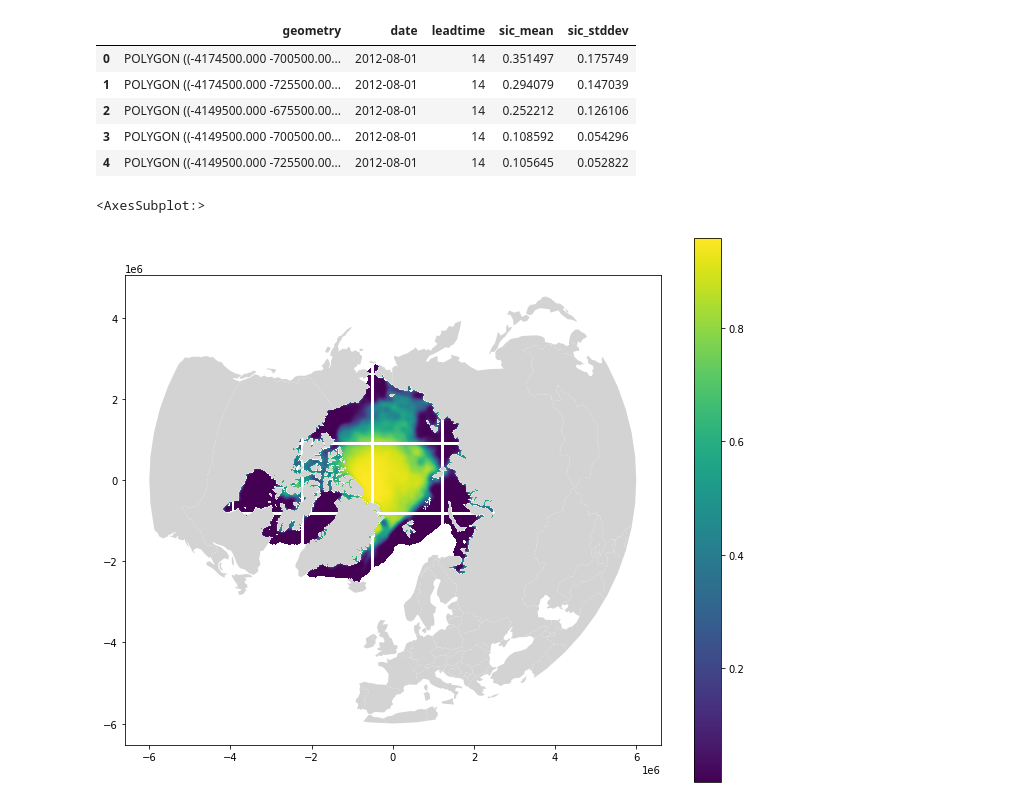
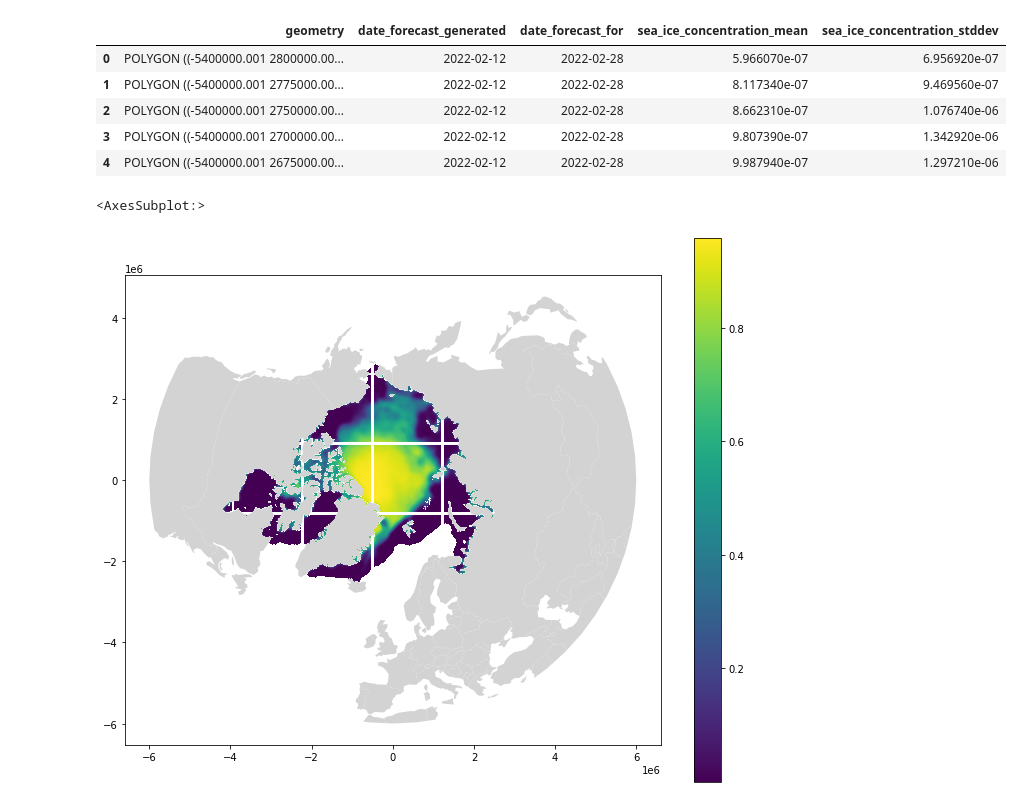
Before and after one commit to alan-turing-institute/IceNetOGCAPI, a Jupyter notebook: examples/api-usage.ipynb, the cells around one changed output. Cells and saved outputs as stored; diff of their text form; code cells hidden in the pictures.

```diff
--- a/examples/api-usage.ipynb
+++ b/examples/api-usage.ipynb
@@ -47,6 +57,6 @@ and here we can see the available, query-able columns
 # %%
-# Get predictions for a particular date (limited to first 10 by default)
-response = requests.get(f"{api_base_url}/collections/predictions/items?date=2012-08-01")
+# Get the latest available forecasts (limited to first 10 by default)
+response = requests.get(f"{api_base_url}/collections/north_forecasts/items")
 # %%
 # Take a look at the available features
 response.json()["features"]
@@ -74,5 +88,16 @@ We'll look at predictions made using data from `2012-08-01` for `2012-08-15` (tw
 # %%
-# Get predictions for a particular date (limited to first 10 by default)
-response = requests.get(f"{api_base_url}/collections/predictions/items?date=2012-08-01&leadtime=14&limit=999999")
-print(f"Loaded {len(response.json()['features'])} data points")
+# As Azure has a hard-coded 230s timeout we must retrieve the results in batches
+batch_size = 50000
+n_data_points = batch_size
+start_index = 0
+
+# In order to retrieve all the results we keep making requests until the API stops returning new data
+responses = []
+while n_data_points == batch_size:
+    response = requests.get(f"{api_base_url}/collections/north_forecasts/items?date_forecast_for={target_date}&startindex={start_index}&limit={batch_size}")
+    n_data_points = len(response.json()['features'])
+    responses.append(response)
+    start_index += batch_size
+    print(f"Loaded batch of {n_data_points} forecasts...")
+print(f"Finished: loaded {sum([len(r.json()['features']) for r in responses])} forecasts in total")
 # %% [output]
@@ -84,6 +111,6 @@ Rather than looking at the JSON directly, it is probably better to deal with a l
 In the rest of this example, we will use `geopandas`.
 # %%
 # Look at the first few rows of data
-geodata = gpd.GeoDataFrame.from_features(response.json(), crs="EPSG:4326")
+geodata = pd.concat([gpd.GeoDataFrame.from_features(r.json(), crs="EPSG:4326") for r in responses])
 geodata.head()
 # %% [output]
@@ -98,15 +125,15 @@ Let's drop the prediction latest ID (this is internal database bookkeeping).
 We also convert from EPSG:4326 (World Geodetic System projection) to EPSG:6931 (NSIDC EASE-Grid for the North Pole)
 # %%
-geodata.drop(["prediction_latest_id"], axis=1, inplace=True)
+geodata.drop(["forecast_latest_id"], axis=1, inplace=True)
 geodata.to_crs(6931, inplace=True)
 geodata.head()
 # %% [output]
-|  | geometry | date | leadtime | sic_mean | sic_stddev |
-| 0 | POLYGON ((-4174500.000 -700500.00... | 2012-08-01 | 14 | 0.351497 | 0.175749 |
-| 1 | POLYGON ((-4174500.000 -725500.00... | 2012-08-01 | 14 | 0.294079 | 0.147039 |
-| 2 | POLYGON ((-4149500.000 -675500.00... | 2012-08-01 | 14 | 0.252212 | 0.126106 |
-| 3 | POLYGON ((-4149500.000 -700500.00... | 2012-08-01 | 14 | 0.108592 | 0.054296 |
-| 4 | POLYGON ((-4149500.000 -725500.00... | 2012-08-01 | 14 | 0.105645 | 0.052822 |
+|  | geometry | date_forecast_generated | date_forecast_for | sea_ice_concentration_mean | sea_ice_concentration_stddev |
+| 0 | POLYGON ((-5400000.001 2800000.00... | 2022-02-12 | 2022-02-28 | 5.966070e-07 | 6.956920e-07 |
+| 1 | POLYGON ((-5400000.001 2775000.00... | 2022-02-12 | 2022-02-28 | 8.117340e-07 | 9.469560e-07 |
+| 2 | POLYGON ((-5400000.001 2750000.00... | 2022-02-12 | 2022-02-28 | 8.662310e-07 | 1.076740e-06 |
+| 3 | POLYGON ((-5400000.001 2700000.00... | 2022-02-12 | 2022-02-28 | 9.807390e-07 | 1.342920e-06 |
+| 4 | POLYGON ((-5400000.001 2675000.00... | 2022-02-12 | 2022-02-28 | 9.987940e-07 | 1.297210e-06 |
 # %%
 # Load geometries for all world landmasses (except Antarctica)
 world = gpd.read_file(gpd.datasets.get_path('naturalearth_lowres'))
```
Also changed, not shown: parts of 15 cells of this notebook.
